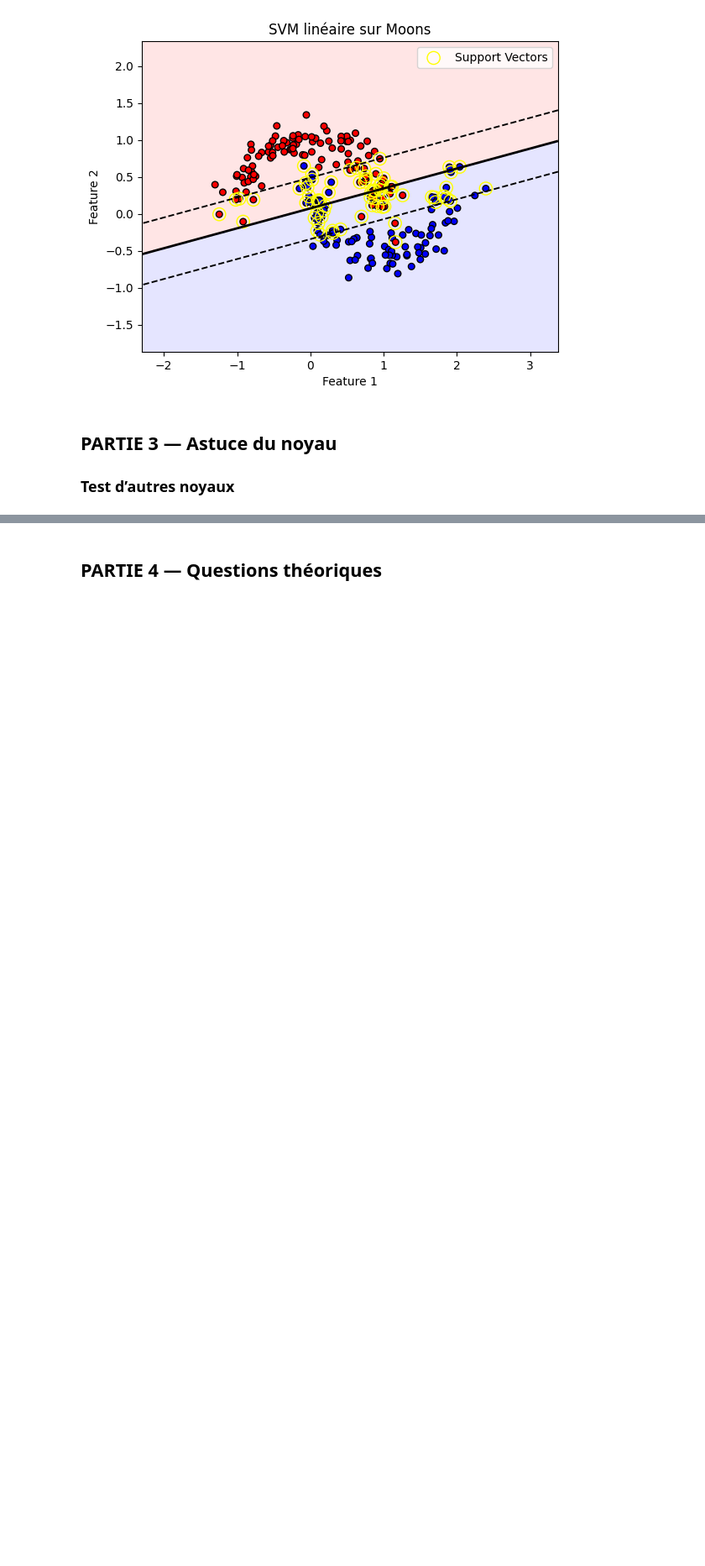
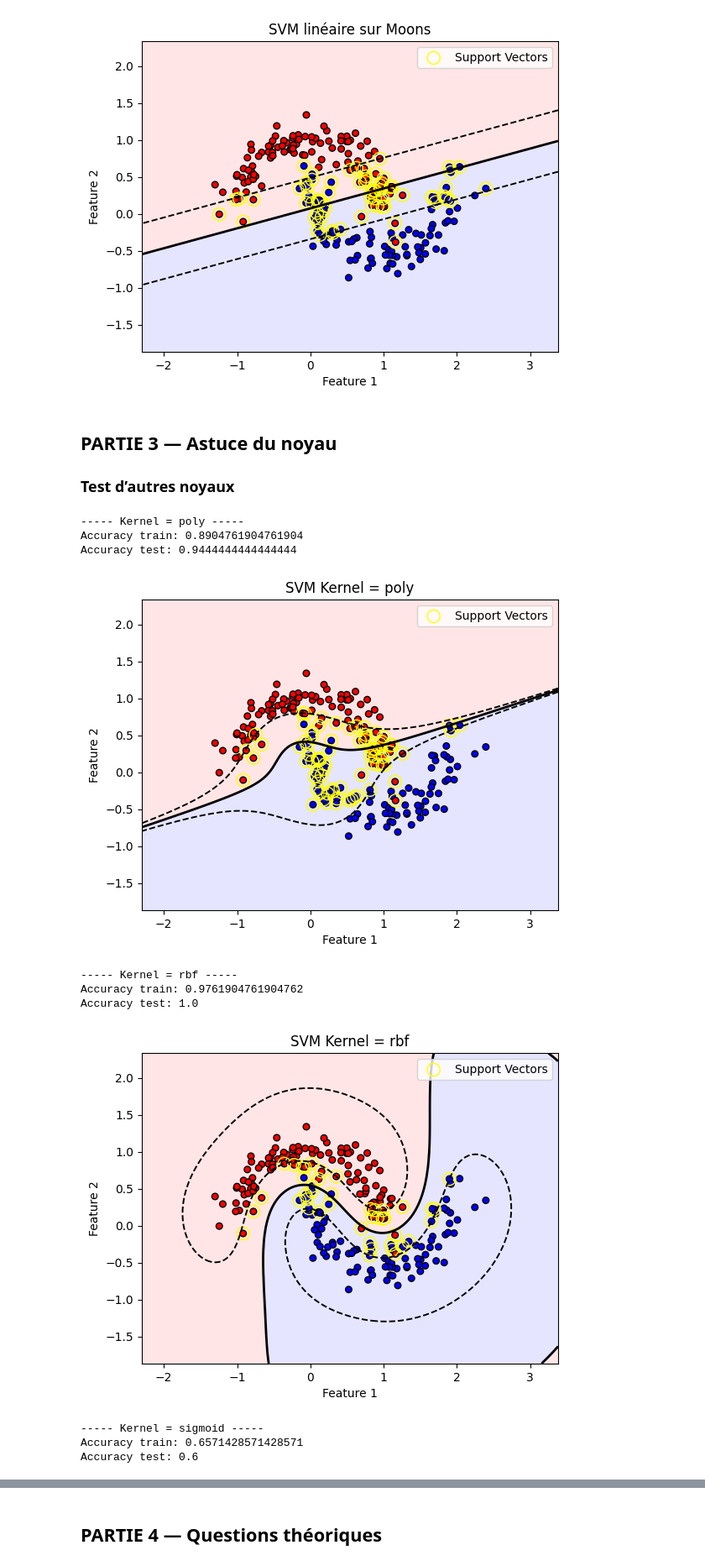
Before and after one commit to dalil2005/CSE-4-S1-TD-TP, a Jupyter notebook: machine learning/lab_svm.ipynb, the cells around one changed output, grey strips where cells are left out. Shown at 84% size. Cells and saved outputs as stored; diff of their text form; code cells hidden in the pictures; blank space fills up the shorter version.

```diff
--- a/machine learning/lab_svm.ipynb
+++ b/machine learning/lab_svm.ipynb
@@ -172,7 +172,33 @@ Accuracy test  (linéaire) : 0.8555555555555555
 # %%
 kernels = ['poly', 'rbf', 'sigmoid']
 
 for k in kernels:
      print("----- Kernel =", k, "-----")
      # TODO : créer et entraîner un SVM avec ce noyau
+     model = SVC(kernel=k,C=1)
+     model.fit(X_moons_train, y_moons_train)
+     print("Accuracy train:",
+          model.score(X_moons_train, y_moons_train))
+     print("Accuracy test:",
+          model.score(X_moons_test, y_moons_test))
+
+    # Display decision boundary
+     plot_decision_boundary_with_margins(
+        model,
+        X_moons_train,
+        y_moons_train,
+        title=f"SVM Kernel = {k}"
+     )
      # TODO : afficher la frontière de décision
+# %% [output]
+----- Kernel = poly -----
+Accuracy train: 0.8904761904761904
+Accuracy test: 0.9444444444444444
+[figure, added]
+----- Kernel = rbf -----
+Accuracy train: 0.9761904761904762
+Accuracy test: 1.0
+[figure, added]
+----- Kernel = sigmoid -----
+Accuracy train: 0.6571428571428571
+Accuracy test: 0.6
```
Also changed, not shown: parts of 1 cell of this notebook, 4 other files.
